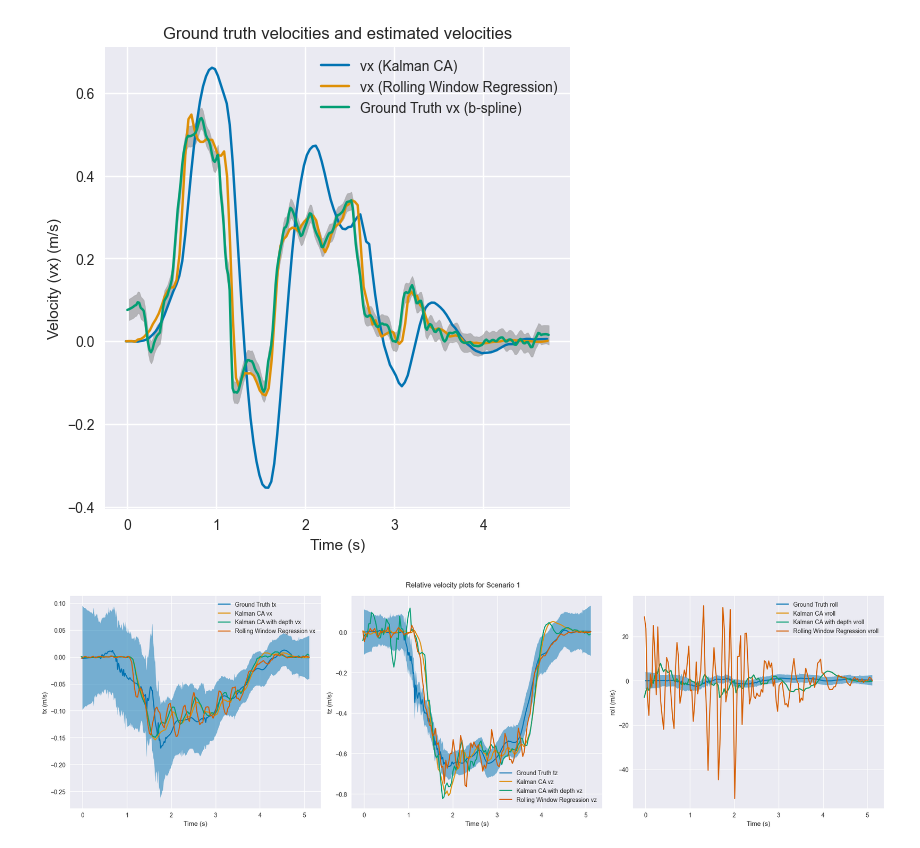
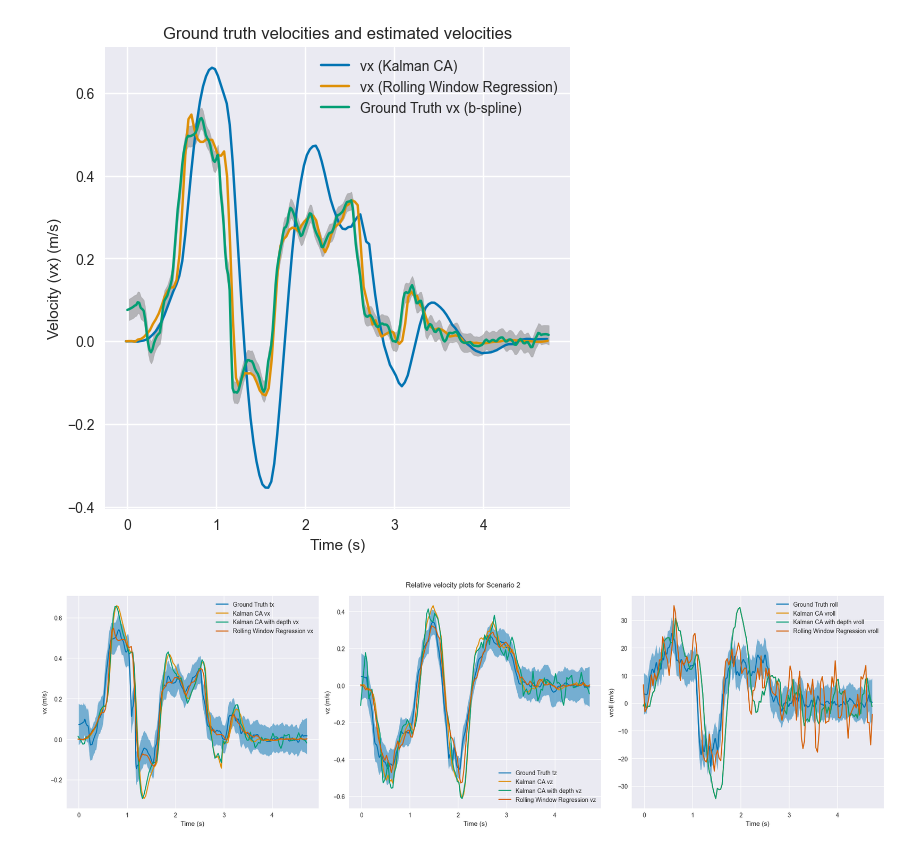
Before and after one commit to ShungFei/autonomous_f1tenth, a Jupyter notebook: src/perception/perception/scripts/model_fitting.ipynb, the cells around one changed output. Drawn from its saved outputs; the diff is of its cells as text; code cells hidden in the pictures.

```diff
--- a/src/perception/perception/scripts/model_fitting.ipynb
+++ b/src/perception/perception/scripts/model_fitting.ipynb
@@ -480,16 +482,16 @@ for run in run2_data:
 # %%
-from perception.scripts import process_state_estimation
+# from perception.scripts import process_state_estimation
 
-importlib.reload(process_state_estimation)
+# importlib.reload(process_state_estimation)
 
-temp = process_state_estimation.StateEstimator(f"{run3_data[6]['ego_path']}", method="kalman_cv", degrees=True).process()[0]
+# temp = process_state_estimation.StateEstimator(f"{run3_data[6]['ego_path']}", method="kalman_cv", degrees=True).process()[0]
 
-# turn index into a column
-temp.reset_index(inplace=True)
-test = temp[temp["time"] > run3_data[6]["kalman_ca_df"]["time"][0]]
+# # turn index into a column
+# temp.reset_index(inplace=True)
+# test = temp[temp["time"] > run3_data[6]["kalman_ca_df"]["time"][0]]
 
-run3_data[6]["kalman_cv_df"] = ground_truth_real.remove_unused_frames(temp, run3_data[6]["start_time"])
-ground_truth_real.remove_nan_rows(run3_data[6])
+# run3_data[6]["kalman_cv_df"] = ground_truth_real.remove_unused_frames(temp, run3_data[6]["start_time"])
+# ground_truth_real.remove_nan_rows(run3_data[6])
 # %% [output]
 Processing: /media/rl16432/Shared/Documents/Engineering/SOFTENG700/autonomous_f1tenth/src/perception/perception/scripts/../../../../perception_debug/run3/ego/24_09_29_23:35:41/color
 # %%
@@ -1026,9 +1069,9 @@ plot_velocity(run, smoothing_type, monte_carlo_df_name,
 # %%
 run_num = 6
 cam = 'right'
-run = run2_data[run_num]
+run = run3_data[run_num]
 
-dims = ["tx", "ty", "tz", "roll", "pitch", "yaw"]
+all_dims = ["tx", "ty", "tz", "roll", "pitch", "yaw"]
 
 def get_quantity_name(dim: str, deriv: Literal["position", "velocity", "acceleration"]):
   """
@@ -1083,41 +1126,43 @@ def plot_velocity_with_prediction_interval(run, all_splines, smoothing_type: str
 
   plt.figure(figsize=figsize)
 
-  plt.suptitle(f"Relative velocity plots for Scenario 1")
+  plt.suptitle(f"Relative {deriv} plots for Scenario 2")
 
   for i, (col, deriv_col) in enumerate(zip(cols, deriv_cols)):
     ax = plt.subplot(plot_rows, plot_cols, i + 1)
     ax.set_xlabel("Time (s)")
-    if col in ["vroll", "vpitch", "vyaw"]:
-      ax.set_ylabel(f"{col} (degrees/s)")
+    if col in ["vroll", "vpitch", "vyaw", "aroll", "apitch", "ayaw"]:
+      ax.set_ylabel(f"{deriv_col} (degrees/s)")
     else:
-      ax.set_ylabel(f"{col} (m/s)")
+      ax.set_ylabel(f"{deriv_col} (m/s)")
     # Get the ground truth spline
     spline = run[smoothing_type][model_type][f"rel_poses_{cam}_df"][col][get_derivative_num(deriv)]
     spline_vals = spline(eval_times)
-    upper_diff = pose_95[1, :, dims.index(col)] - pose_mean[:, dims.index(col)]
-    lower_diff = pose_mean[:, dims.index(col)] - pose_95[0, :, dims.index(col)]
+    upper_diff = pose_95[1, :, all_dims.index(col)] - pose_mean[:, all_dims.index(col)]
+    lower_diff = pose_mean[:, all_dims.index(col)] - pose_95[0, :, all_dims.index(col)]
 
     # PLOT GROUND TRUTH
     sns.lineplot(x=eval_times, y=spline_vals, ax=ax, label=f"Ground Truth {col}")
 
     # PLOT STATE ESTIMATION
     sns.lineplot(x=run["kalman_ca_df"]["time_norm (sec)"], y=run["kalman_ca_df"][deriv_col],
                   ax=ax, label=f"Kalman CA {deriv_col}")
+    # sns.lineplot(x=run["tracking_df"]["time_norm (sec)"], y=run["tracking_df"][deriv_col],
+    #               ax=ax, label=f"Tracking {deriv_col}")
     sns.lineplot(x=run["kalman_ca_depth_fusion_df"]["time_norm (sec)"], y=run["kalman_ca_depth_fusion_df"][deriv_col],
                   ax=ax, label=f"Kalman CA with depth {deriv_col}")
     # sns.lineplot(x=run["kalman_cv_df"]["time_norm (sec)"], y=run["kalman_cv_df"][deriv_col],
     #               ax=ax, label=f"Kalman CV {deriv_col}")
     sns.lineplot(x=run["rwr_df"]["time_norm (sec)"], y=run["rwr_df"][deriv_col],
                   ax=ax, label=f"Rolling Window Regression {deriv_col}")
 
     plt.fill_between(eval_times, spline_vals - lower_diff, spline_vals + upper_diff, alpha=0.5)
   plt.tight_layout()
   plt.savefig(f"{figures_dir}/{run['bev_path'].split('/')[-1]}_{cols}_relative_velocity.png", transparent=True)
 
 
 # get_single_simulation_stats(monte_carlo_vel, 25)
 all_splines = load_splines(run["bev_path"], cam)
 plot_velocity_with_prediction_interval(run, all_splines, "lowess", "spline", "velocity", [["tx", "tz", "roll"]], figsize=(20, 6))
 # %% [output]
-[figure, old version]
+[figure, new version]
```
Also changed, not shown: parts of 9 cells of this notebook, 1 other file.
